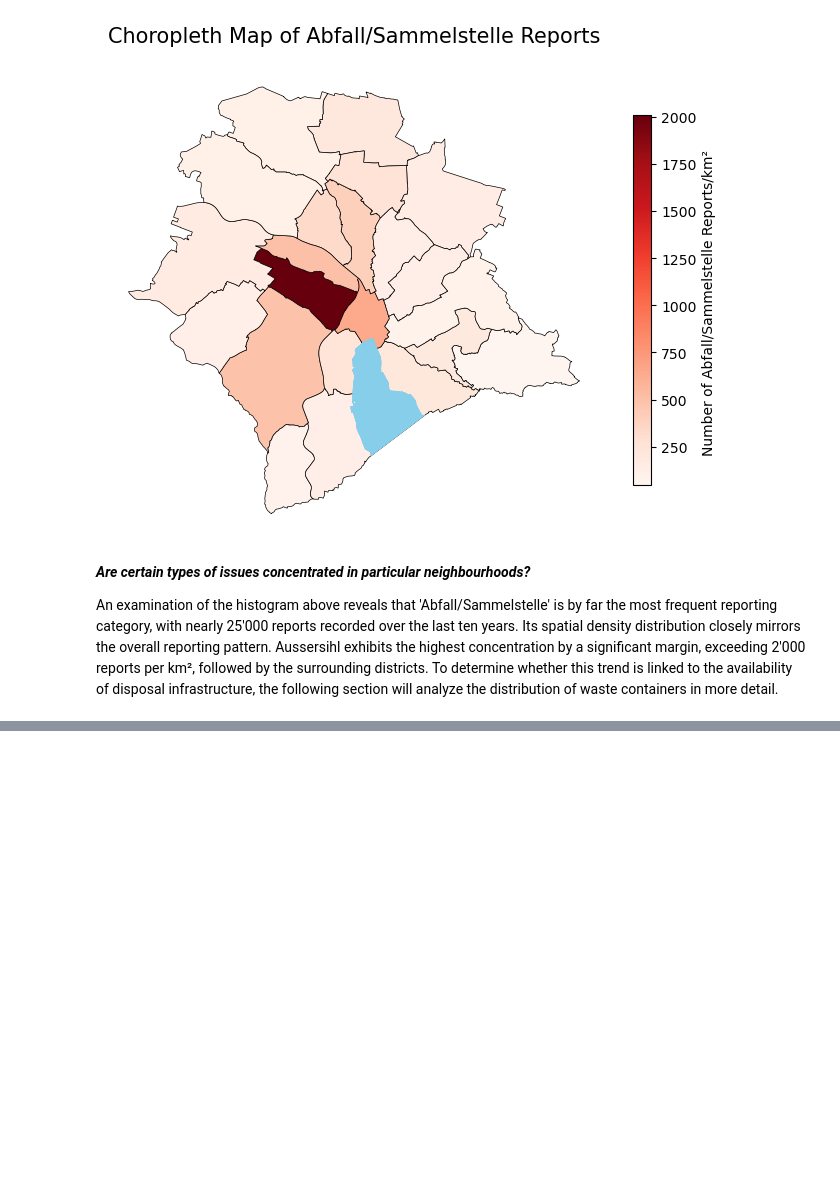
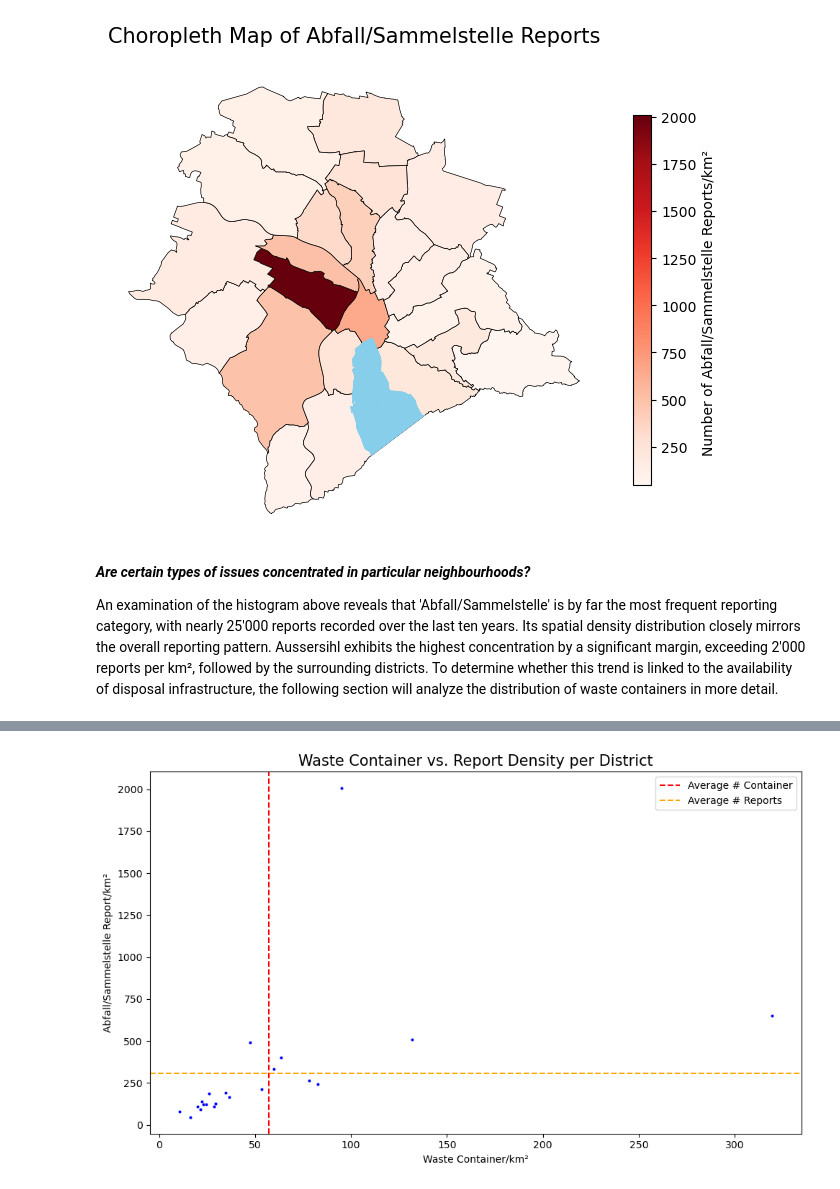
Before and after one commit to fabianott/zueriwieneu_spatial_analysis, a Jupyter notebook: notebooks/spatial_analysis.ipynb, the cells around one changed output, grey strips where cells are left out. Drawn from its saved outputs; the diff is of its cells as text; code cells hidden in the pictures; blank space fills up the shorter version.

```diff
--- a/notebooks/spatial_analysis.ipynb
+++ b/notebooks/spatial_analysis.ipynb
@@ -314,0 +328,25 @@ plt.show()
+# %%
+plt.figure(figsize=(10, 6))
+
+sns.scatterplot(
+    data=analysis_df,
+    x="container_density",
+    y="report_density",
+    s=10,
+    color="blue")
+
+plt.title("Waste Container vs. Report Density per District", fontsize=15)
+plt.xlabel("Waste Container/km²")
+plt.ylabel("Abfall/Sammelstelle Report/km²")
+
+# Durchschnittslinien einzeichnen (hilft bei der Einordnung der Punkte)
+plt.axvline(analysis_df["container_density"].mean(), color='red', linestyle='--', label="Average # Container")
+plt.axhline(analysis_df["report_density"].mean(), color='orange', linestyle='--', label="Average # Reports")
+plt.legend()
+
+plt.tight_layout()
+
+plt.savefig("../outputs/scatter_container_reports.png", dpi=300)
+plt.show()
+# %% [output]
+[figure, added]
```
Also changed, not shown: parts of 3 cells of this notebook, 5 other files.
